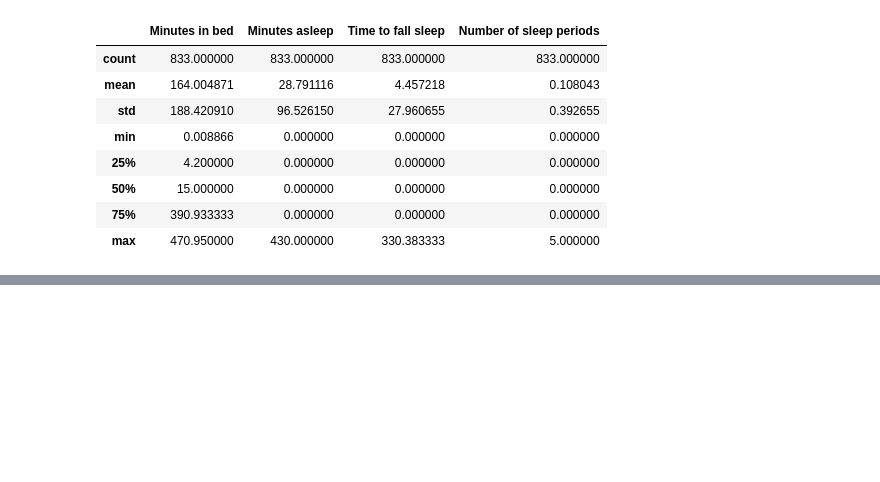
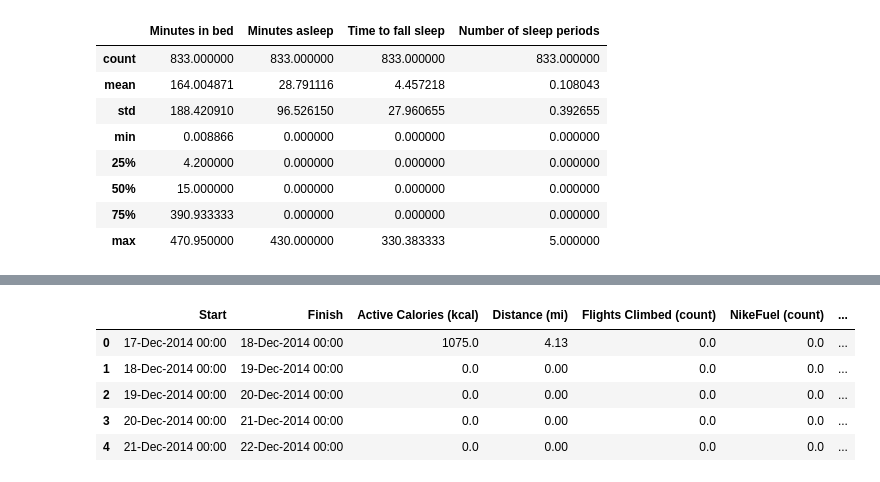
Before and after one commit to JuanIgnacioGil/prophet_playground, a Jupyter notebook: prophet_playground.ipynb, the cells around one changed output, grey strips where cells are left out. Saved outputs shown, nothing was run; the diff lists cells and outputs as text; code cells hidden in the pictures; blank space fills up the shorter version.

```diff
--- a/prophet_playground.ipynb
+++ b/prophet_playground.ipynb
@@ -40,0 +58,9 @@ sleep.describe()
+# %%
+health.head()
+# %% [output]
+|  | Start | Finish | Active Calories (kcal) | Distance (mi) | Flights Climbed (count) | NikeFuel (count) | ... |
+| 0 | 17-Dec-2014 00:00 | 18-Dec-2014 00:00 | 1075.0 | 4.13 | 0.0 | 0.0 | ... |
+| 1 | 18-Dec-2014 00:00 | 19-Dec-2014 00:00 | 0.0 | 0.00 | 0.0 | 0.0 | ... |
+| 2 | 19-Dec-2014 00:00 | 20-Dec-2014 00:00 | 0.0 | 0.00 | 0.0 | 0.0 | ... |
+| 3 | 20-Dec-2014 00:00 | 21-Dec-2014 00:00 | 0.0 | 0.00 | 0.0 | 0.0 | ... |
+| 4 | 21-Dec-2014 00:00 | 22-Dec-2014 00:00 | 0.0 | 0.00 | 0.0 | 0.0 | ... |
```
Also changed, not shown: parts of 9 cells of this notebook.
